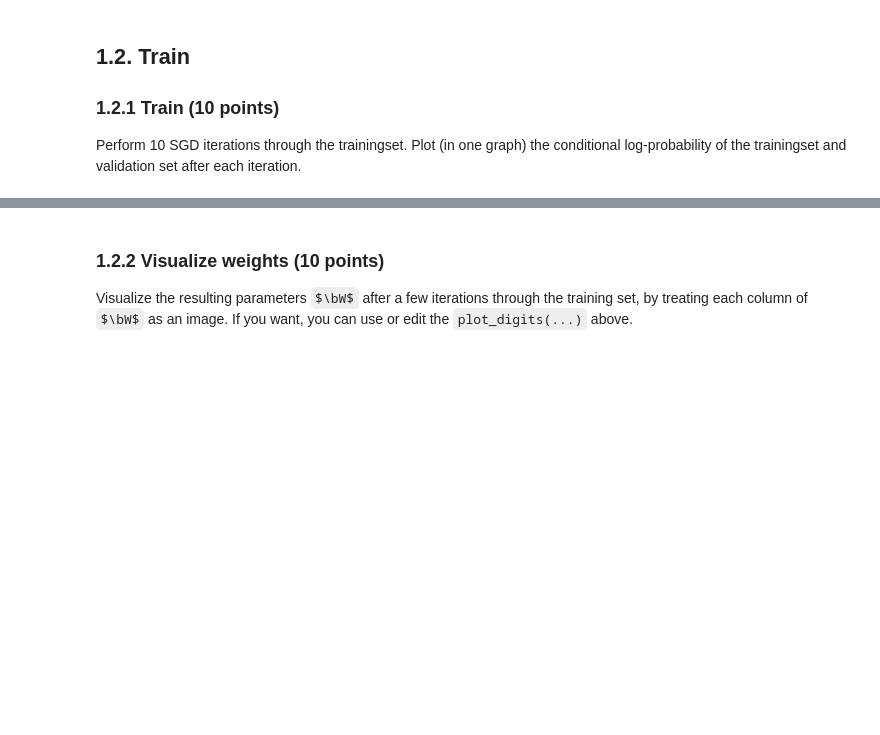
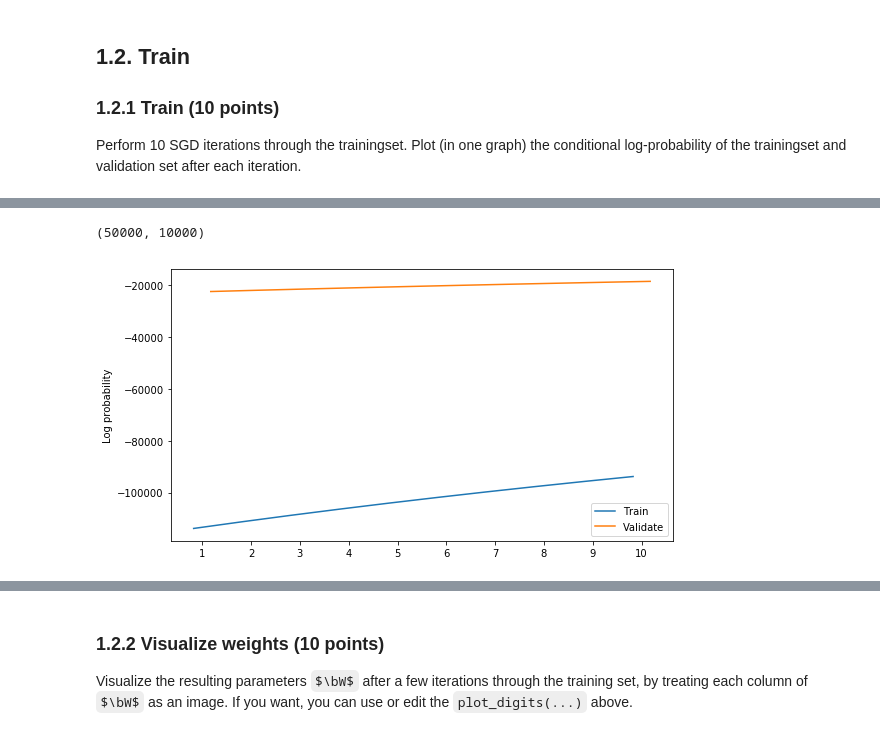
Before and after one commit to hammond756/ml1labs, a Jupyter notebook: 11336404_10437215_10608516_lab2.ipynb, the cells around one changed output, grey strips where cells are left out. Drawn from its saved outputs; the diff is of its cells as text; code cells hidden in the pictures; some formulas as TeX source; blank space fills up the shorter version.

```diff
--- a/11336404_10437215_10608516_lab2.ipynb
+++ b/11336404_10437215_10608516_lab2.ipynb
@@ -361,0 +355,24 @@ w,b = test_sgd(x_train, t_train, w, b)
+# %%
+def test_sgd(x_train, t_train, x_valid, t_valid, W, b):
+    log_prob_train = []
+    log_prob_valid = []
+
+    for i in range(10):
+        print(i+1,' / ', 10)
+        # SGD iteration: update W, update b
+        p_train, W, b = sgd_iter(x_train, t_train, W, b)
+        # calculate probability of x_valid given W, b
+        p_valid, _, _ = sgd_iter(x_valid, t_valid, W, b)
+
+        log_prob_train.append(p_train)
+        print(log_prob_train[i])
+
+        log_prob_valid.append(p_valid)
+        print(log_prob_valid[i])
+
+    return W, b, log_prob_train, log_prob_valid
+
+np.random.seed(1243)
+W = np.zeros((28*28, 10))
+b = np.zeros(10)
+W, b, log_prob_train, log_prob_valid = test_sgd(x_train, t_train, x_valid, t_valid, w, b)
@@ -361,0 +397,29 @@ w,b = test_sgd(x_train, t_train, w, b)
+# %%
+len(x_train), len(x_valid)
+# because of smaller size, x_valid is more likely when not normalized
+# unfair, thus we need normalization (assumption)
+# plot both normalized and unnormalized
+# normalization factor --> divide by length of set to obtain average conditional log-probability
+# %% [output]
+(50000, 10000)
+# %%
+N = 10
+
+ind = np.arange(N)
+width = 0.35
+
+fig, ax = plt.subplots()
+rects1 = ax.plot(ind, log_prob_train)
+
+rects2 = ax.plot(ind + width, log_prob_valid)
+
+# add some text for labels, title and axes ticks
+ax.set_ylabel('Log probability')
+ax.set_xticks(ind + width / 2)
+ax.set_xticklabels((np.arange(N))+1)
+
+ax.legend((rects1[0], rects2[0]), ('Train', 'Validate'))
+
+plt.show()
+# %% [output]
+[figure, added]
```
Also changed, not shown: parts of 13 cells of this notebook.
